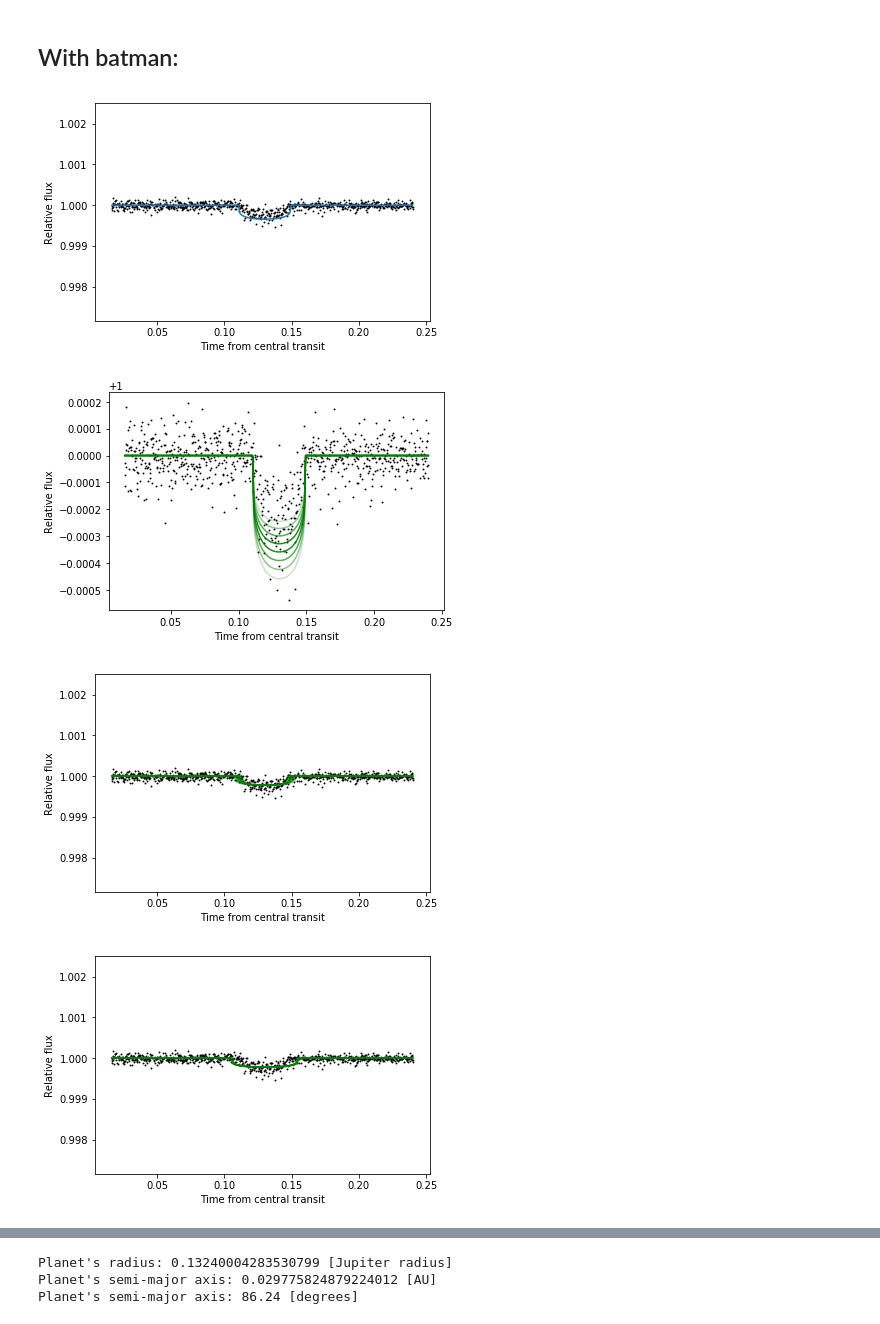
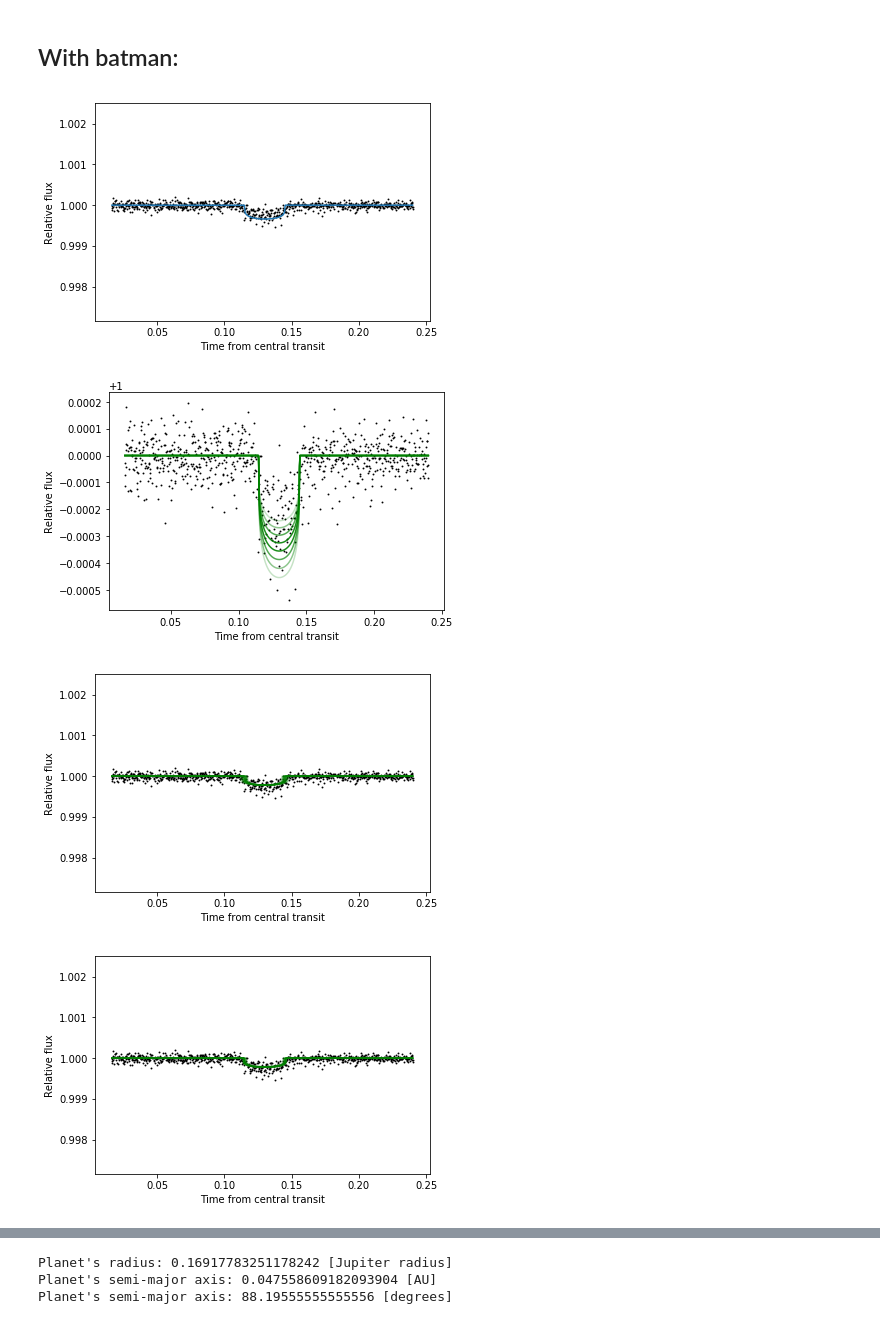
Before and after one commit to PierricJoulot/Astronomy, a Jupyter notebook: Lightcurves/EPIC247418783/EPIC 247418783.ipynb, the cells around one changed output, grey strips where cells are left out. Drawn from its saved outputs; the diff is of its cells as text; code cells hidden in the pictures.

```diff
--- a/Lightcurves/EPIC247418783/EPIC 247418783.ipynb
+++ b/Lightcurves/EPIC247418783/EPIC 247418783.ipynb
@@ -111,7 +111,7 @@ params = batman.TransitParams()
 params.t0 = 0.13                     #time of inferior conjunction
 params.per = abs(lcf[-1].phase - lcf[0].phase)                      #orbital period
 params.rp = 0.017                      #planet radius (in units of stellar radii)
-params.a = 8                     #semi-major axis (in units of stellar radii)
+params.a = 10                     #semi-major axis (in units of stellar radii)
 params.inc = 88                   #orbital inclination (in degrees)
 params.ecc = 0.                      #eccentricity
 params.w = 90.                       #longitude of periastron (in degrees)
@@ -201,37 +201,37 @@ for i in incl:
         plt.plot(t, new_flux, alpha = 1 - abs(i - ((i_max+i_min)/2))/((i_max-i_min)/2), color='green')
         diff = 0
         count = 0
         for f in new_flux:
             diff += abs(lc_transit.flux[count]-f)
             count += 1
         possible_inc.append([i,diff])
 
 plt.show()
 pos_min = 0
 for i in range(0,len(possible_inc)-1):
     if (possible_inc[i][1]<possible_inc[i+1][1] and possible_inc[i][1]<possible_inc[pos_min][1]):
         pos_min = i
 
 params.i = possible_inc[pos_min][0]
 
 m = batman.TransitModel(params, t)    #initializes model
 flux = m.light_curve(params)  #calculates light curve
 
 plt.scatter(lc_transit.time, lc_transit.flux, s=.8, c='k')
 plt.plot(t, flux)
 plt.xlabel("Time from central transit")
 plt.ylabel("Relative flux")
 plt.show()
 
 print("Planet's radius: " + str(possible_radii[pos_min][0]/0.102719) + " [Jupiter radius]")
 print("Planet's semi-major axis: " + str(possible_axis[pos_min][0]/214.93946938362) + " [AU]")
 print("Planet's semi-major axis: " + str(possible_inc[pos_min][0]) + " [degrees]")
 # %% [output]
 [figure]
-[figure, old version]
+[figure, new version]
-[figure, old version]
+[figure, new version]
 [figure]
 [figure]
-Planet's radius: 0.13240004283530799 [Jupiter radius]
-Planet's semi-major axis: 0.029775824879224012 [AU]
-Planet's semi-major axis: 86.24 [degrees]
+Planet's radius: 0.16917783251178242 [Jupiter radius]
+Planet's semi-major axis: 0.047558609182093904 [AU]
+Planet's semi-major axis: 88.19555555555556 [degrees]
```
